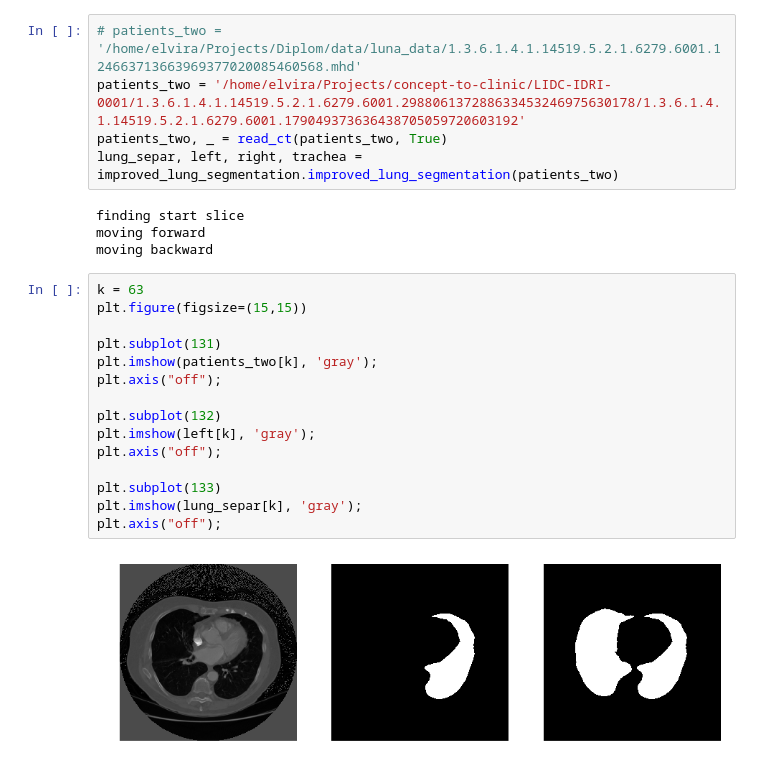
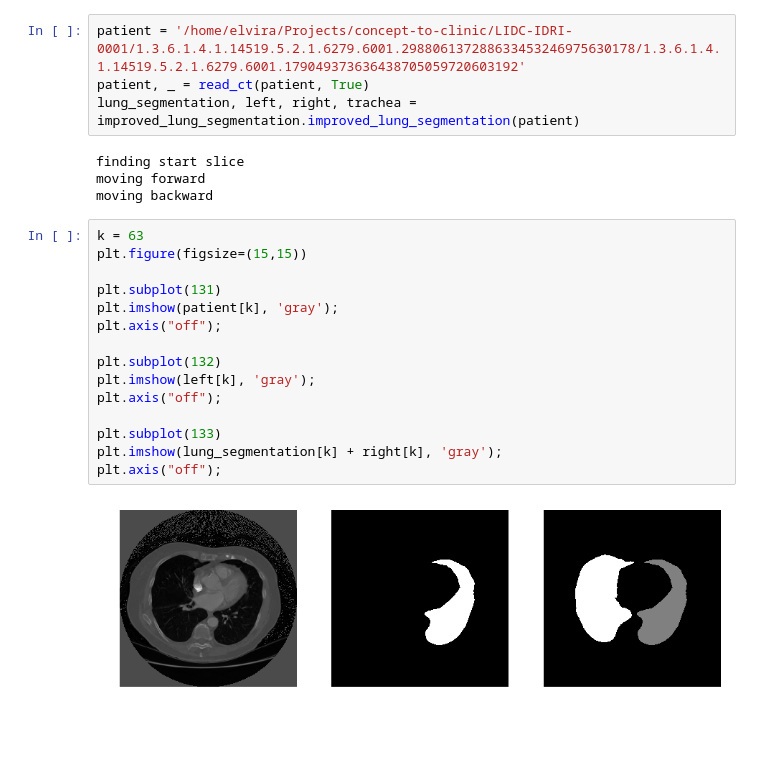
Before and after one commit to eelvira/LungSegmentation, a Jupyter notebook: Lung_segmentation_presentation.ipynb, the cells around one changed output. Drawn from its saved outputs; the diff is of its cells as text; blank space fills up the shorter version.

```diff
--- a/Lung_segmentation_presentation.ipynb
+++ b/Lung_segmentation_presentation.ipynb
@@ -31,10 +24,9 @@ def read_ct(path, ret_xy_spacing=False):
 
     return image
 # %%
-# patients_two = '/home/elvira/Projects/Diplom/data/luna_data/1.3.6.1.4.1.14519.5.2.1.6279.6001.124663713663969377020085460568.mhd'
-patients_two = '/home/elvira/Projects/concept-to-clinic/LIDC-IDRI-0001/1.3.6.1.4.1.14519.5.2.1.6279.6001.298806137288633453246975630178/1.3.6.1.4.1.14519.5.2.1.6279.6001.179049373636438705059720603192'
-patients_two, _ = read_ct(patients_two, True)
-lung_separ, left, right, trachea = improved_lung_segmentation.improved_lung_segmentation(patients_two)
+patient = '/home/elvira/Projects/concept-to-clinic/LIDC-IDRI-0001/1.3.6.1.4.1.14519.5.2.1.6279.6001.298806137288633453246975630178/1.3.6.1.4.1.14519.5.2.1.6279.6001.179049373636438705059720603192'
+patient, _ = read_ct(patient, True)
+lung_segmentation, left, right, trachea = improved_lung_segmentation.improved_lung_segmentation(patient)
 # %% [output]
 finding start slice
 moving forward
@@ -42,20 +34,20 @@ moving backward
 # %%
 k = 63
 plt.figure(figsize=(15,15))
 
 plt.subplot(131)
-plt.imshow(patients_two[k], 'gray');
+plt.imshow(patient[k], 'gray');
 plt.axis("off");
 
 plt.subplot(132)
 plt.imshow(left[k], 'gray');
 plt.axis("off");
 
 plt.subplot(133)
-plt.imshow(lung_separ[k], 'gray');
+plt.imshow(lung_segmentation[k] + right[k], 'gray');
 plt.axis("off");
 # %% [output]
-[figure, old version]
+[figure, new version]
 # %%
 from skimage.transform import resize
 m = 300
```
Also changed, not shown: parts of 3 cells of this notebook.
